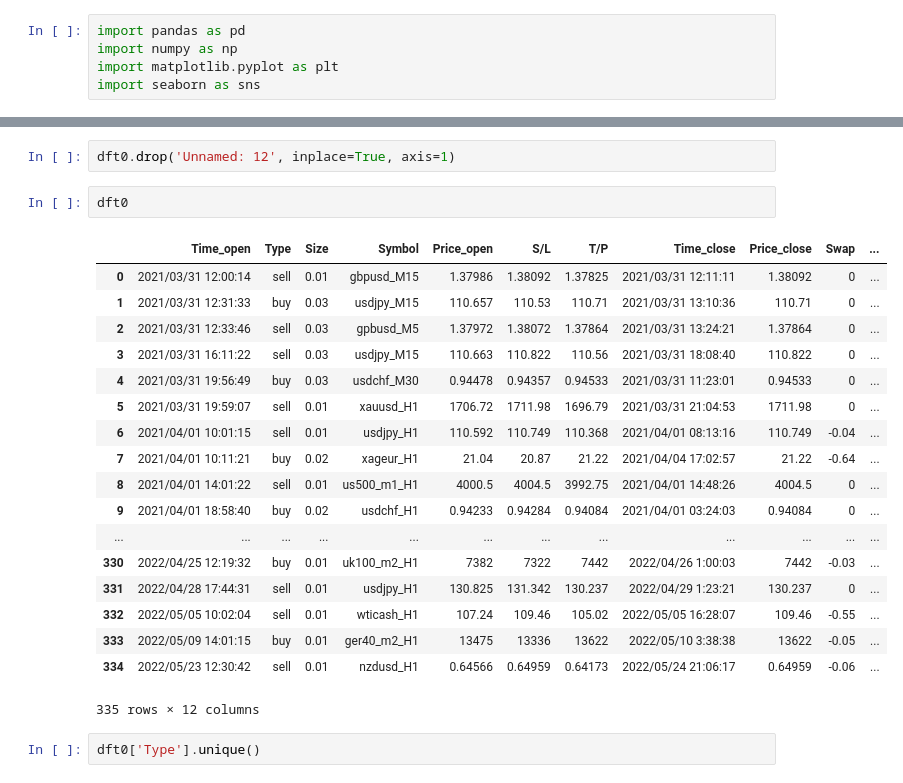
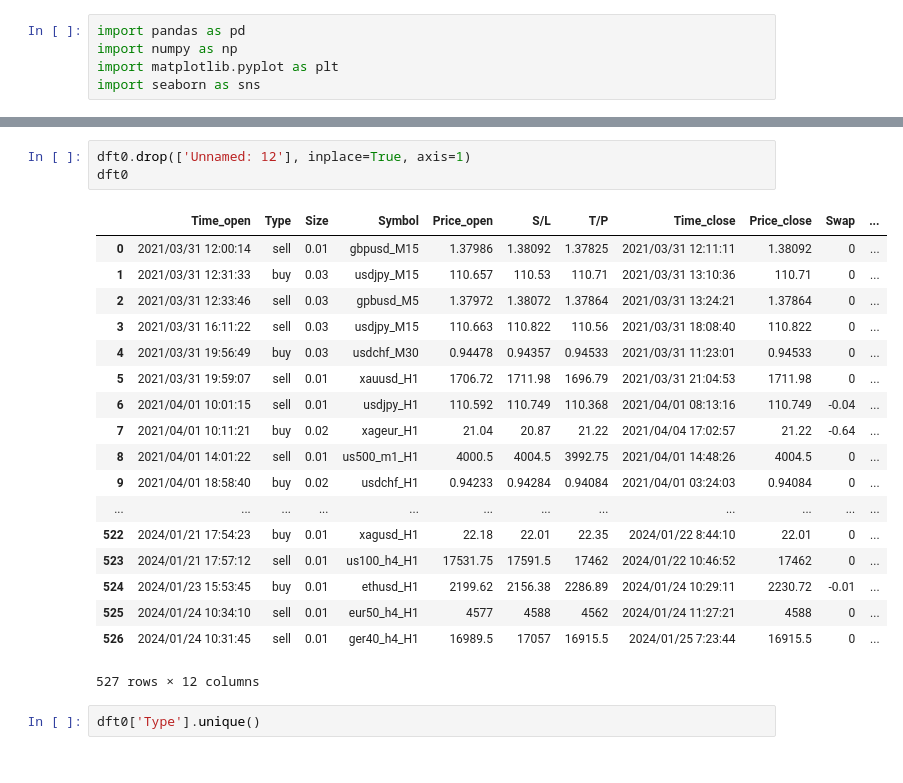
Before and after one commit to AndersonDGueC/data_science_proyects, a Jupyter notebook: data_analytics_trade/data_analysis_trade.ipynb, the cells around one changed output, grey strips where cells are left out. Drawn from its saved outputs; the diff is of its cells as text.

```diff
--- a/data_analytics_trade/data_analysis_trade.ipynb
+++ b/data_analytics_trade/data_analysis_trade.ipynb
@@ -34,26 +34,25 @@ dft0
 # %%
-dft0.drop('Unnamed: 12', inplace=True, axis=1)
+dft0.drop(['Unnamed: 12'], inplace=True, axis=1)
+dft0
+# %% [output]
+|  | Time_open | Type | Size | Symbol | Price_open | S/L | T/P | Time_close | Price_close | Swap | ... |
+| 0 | 2021/03/31 12:00:14 | sell | 0.01 | gbpusd_M15 | 1.37986 | 1.38092 | 1.37825 | 2021/03/31 12:11:11 | 1.38092 | 0 | ... |
+| 1 | 2021/03/31 12:31:33 | buy | 0.03 | usdjpy_M15 | 110.657 | 110.53 | 110.71 | 2021/03/31 13:10:36 | 110.71 | 0 | ... |
+| 2 | 2021/03/31 12:33:46 | sell | 0.03 | gpbusd_M5 | 1.37972 | 1.38072 | 1.37864 | 2021/03/31 13:24:21 | 1.37864 | 0 | ... |
+| 3 | 2021/03/31 16:11:22 | sell | 0.03 | usdjpy_M15 | 110.663 | 110.822 | 110.56 | 2021/03/31 18:08:40 | 110.822 | 0 | ... |
+| 4 | 2021/03/31 19:56:49 | buy | 0.03 | usdchf_M30 | 0.94478 | 0.94357 | 0.94533 | 2021/03/31 11:23:01 | 0.94533 | 0 | ... |
+| 5 | 2021/03/31 19:59:07 | sell | 0.01 | xauusd_H1 | 1706.72 | 1711.98 | 1696.79 | 2021/03/31 21:04:53 | 1711.98 | 0 | ... |
+| 6 | 2021/04/01 10:01:15 | sell | 0.01 | usdjpy_H1 | 110.592 | 110.749 | 110.368 | 2021/04/01 08:13:16 | 110.749 | -0.04 | ... |
+| 7 | 2021/04/01 10:11:21 | buy | 0.02 | xageur_H1 | 21.04 | 20.87 | 21.22 | 2021/04/04 17:02:57 | 21.22 | -0.64 | ... |
+| 8 | 2021/04/01 14:01:22 | sell | 0.01 | us500_m1_H1 | 4000.5 | 4004.5 | 3992.75 | 2021/04/01 14:48:26 | 4004.5 | 0 | ... |
+| 9 | 2021/04/01 18:58:40 | buy | 0.02 | usdchf_H1 | 0.94233 | 0.94284 | 0.94084 | 2021/04/01 03:24:03 | 0.94084 | 0 | ... |
+| ... | ... | ... | ... | ... | ... | ... | ... | ... | ... | ... | ... |
+| 522 | 2024/01/21 17:54:23 | buy | 0.01 | xagusd_H1 | 22.18 | 22.01 | 22.35 | 2024/01/22 8:44:10 | 22.01 | 0 | ... |
+| 523 | 2024/01/21 17:57:12 | sell | 0.01 | us100_h4_H1 | 17531.75 | 17591.5 | 17462 | 2024/01/22 10:46:52 | 17462 | 0 | ... |
+| 524 | 2024/01/23 15:53:45 | buy | 0.01 | ethusd_H1 | 2199.62 | 2156.38 | 2286.89 | 2024/01/24 10:29:11 | 2230.72 | -0.01 | ... |
+| 525 | 2024/01/24 10:34:10 | sell | 0.01 | eur50_h4_H1 | 4577 | 4588 | 4562 | 2024/01/24 11:27:21 | 4588 | 0 | ... |
+| 526 | 2024/01/24 10:31:45 | sell | 0.01 | ger40_h4_H1 | 16989.5 | 17057 | 16915.5 | 2024/01/25 7:23:44 | 16915.5 | 0 | ... |
+527 rows × 12 columns
-# %%
-dft0
-# %% [output]
-|  | Time_open | Type | Size | Symbol | Price_open | S/L | T/P | Time_close | Price_close | Swap | ... |
-| 0 | 2021/03/31 12:00:14 | sell | 0.01 | gbpusd_M15 | 1.37986 | 1.38092 | 1.37825 | 2021/03/31 12:11:11 | 1.38092 | 0 | ... |
-| 1 | 2021/03/31 12:31:33 | buy | 0.03 | usdjpy_M15 | 110.657 | 110.53 | 110.71 | 2021/03/31 13:10:36 | 110.71 | 0 | ... |
-| 2 | 2021/03/31 12:33:46 | sell | 0.03 | gpbusd_M5 | 1.37972 | 1.38072 | 1.37864 | 2021/03/31 13:24:21 | 1.37864 | 0 | ... |
-| 3 | 2021/03/31 16:11:22 | sell | 0.03 | usdjpy_M15 | 110.663 | 110.822 | 110.56 | 2021/03/31 18:08:40 | 110.822 | 0 | ... |
-| 4 | 2021/03/31 19:56:49 | buy | 0.03 | usdchf_M30 | 0.94478 | 0.94357 | 0.94533 | 2021/03/31 11:23:01 | 0.94533 | 0 | ... |
-| 5 | 2021/03/31 19:59:07 | sell | 0.01 | xauusd_H1 | 1706.72 | 1711.98 | 1696.79 | 2021/03/31 21:04:53 | 1711.98 | 0 | ... |
-| 6 | 2021/04/01 10:01:15 | sell | 0.01 | usdjpy_H1 | 110.592 | 110.749 | 110.368 | 2021/04/01 08:13:16 | 110.749 | -0.04 | ... |
-| 7 | 2021/04/01 10:11:21 | buy | 0.02 | xageur_H1 | 21.04 | 20.87 | 21.22 | 2021/04/04 17:02:57 | 21.22 | -0.64 | ... |
-| 8 | 2021/04/01 14:01:22 | sell | 0.01 | us500_m1_H1 | 4000.5 | 4004.5 | 3992.75 | 2021/04/01 14:48:26 | 4004.5 | 0 | ... |
-| 9 | 2021/04/01 18:58:40 | buy | 0.02 | usdchf_H1 | 0.94233 | 0.94284 | 0.94084 | 2021/04/01 03:24:03 | 0.94084 | 0 | ... |
-| ... | ... | ... | ... | ... | ... | ... | ... | ... | ... | ... | ... |
-| 330 | 2022/04/25 12:19:32 | buy | 0.01 | uk100_m2_H1 | 7382 | 7322 | 7442 | 2022/04/26 1:00:03 | 7442 | -0.03 | ... |
-| 331 | 2022/04/28 17:44:31 | sell | 0.01 | usdjpy_H1 | 130.825 | 131.342 | 130.237 | 2022/04/29 1:23:21 | 130.237 | 0 | ... |
-| 332 | 2022/05/05 10:02:04 | sell | 0.01 | wticash_H1 | 107.24 | 109.46 | 105.02 | 2022/05/05 16:28:07 | 109.46 | -0.55 | ... |
-| 333 | 2022/05/09 14:01:15 | buy | 0.01 | ger40_m2_H1 | 13475 | 13336 | 13622 | 2022/05/10 3:38:38 | 13622 | -0.05 | ... |
-| 334 | 2022/05/23 12:30:42 | sell | 0.01 | nzdusd_H1 | 0.64566 | 0.64959 | 0.64173 | 2022/05/24 21:06:17 | 0.64959 | -0.06 | ... |
-335 rows × 12 columns
 # %%
 dft0['Type'].unique()
 # %% [output]
```
Also changed, not shown: parts of 13 cells of this notebook, 3 other files.
